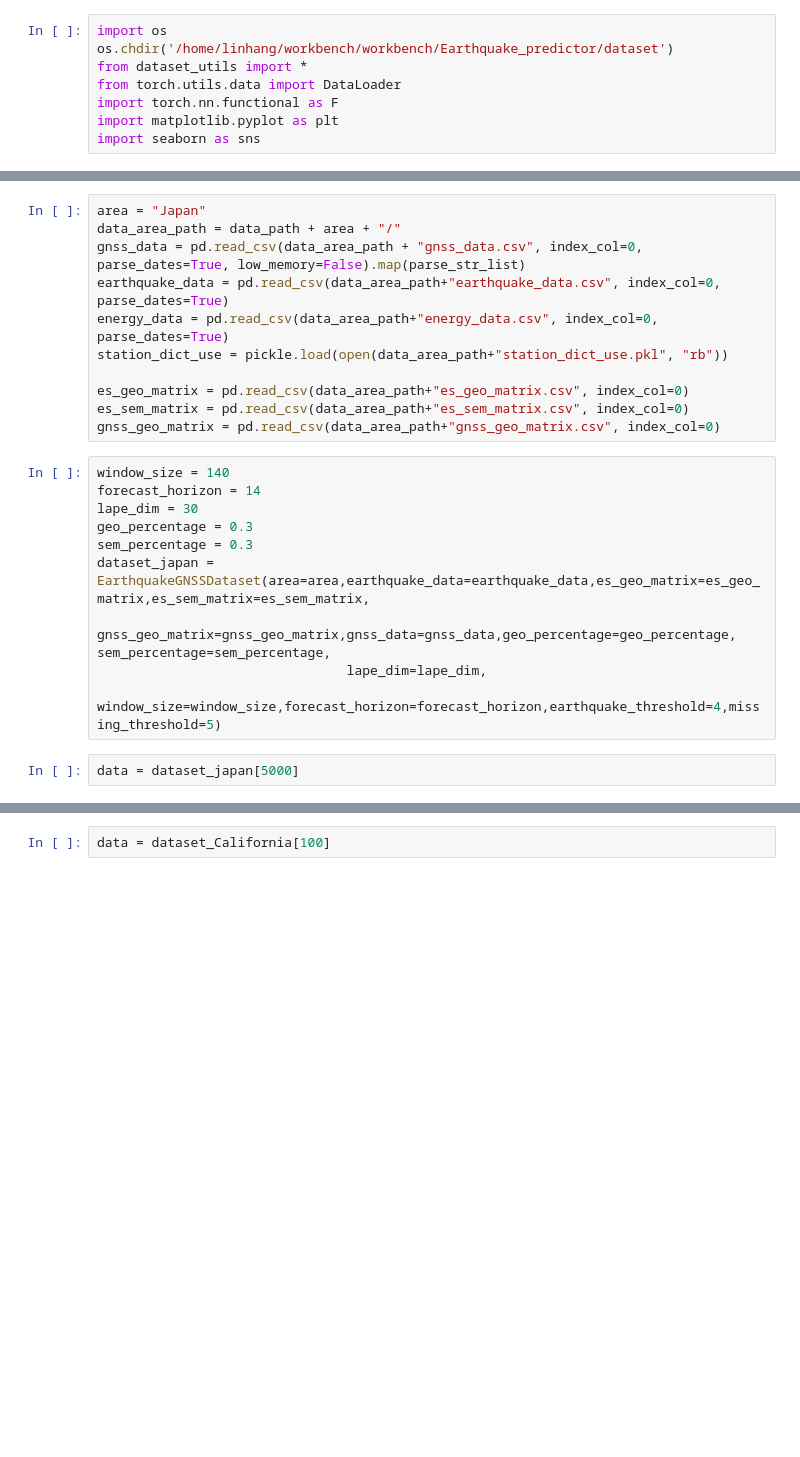
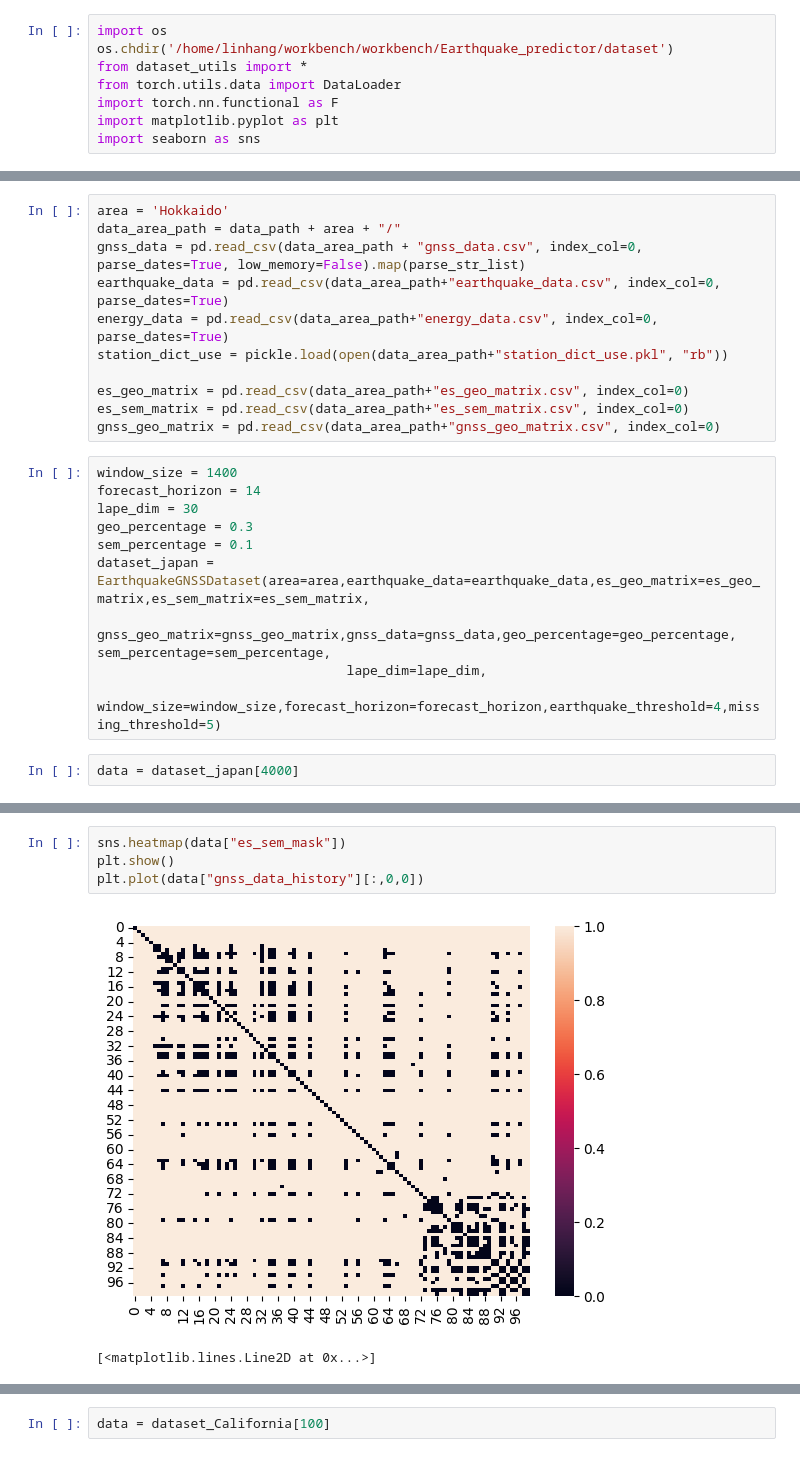
Before and after one commit to lhhhappy/Earthquake_predictor, a Jupyter notebook: dataset/dataset_test.ipynb, the cells around one changed output, grey strips where cells are left out. Cells and saved outputs as stored; diff of their text form; blank space fills up the shorter version.

```diff
--- a/dataset/dataset_test.ipynb
+++ b/dataset/dataset_test.ipynb
@@ -15,5 +21,5 @@ os.listdir(data_path)
 # %%
-area = "Japan"
+area = 'Hokkaido'
 data_area_path = data_path + area + "/"
 gnss_data = pd.read_csv(data_area_path + "gnss_data.csv", index_col=0, parse_dates=True, low_memory=False).map(parse_str_list)
 earthquake_data = pd.read_csv(data_area_path+"earthquake_data.csv", index_col=0, parse_dates=True)
@@ -24,14 +30,14 @@ es_geo_matrix = pd.read_csv(data_area_path+"es_geo_matrix.csv", index_col=0)
 es_sem_matrix = pd.read_csv(data_area_path+"es_sem_matrix.csv", index_col=0)
 gnss_geo_matrix = pd.read_csv(data_area_path+"gnss_geo_matrix.csv", index_col=0)
 # %%
-window_size = 140
+window_size = 1400
 forecast_horizon = 14
 lape_dim = 30
 geo_percentage = 0.3
-sem_percentage = 0.3
+sem_percentage = 0.1
 dataset_japan = EarthquakeGNSSDataset(area=area,earthquake_data=earthquake_data,es_geo_matrix=es_geo_matrix,es_sem_matrix=es_sem_matrix,
                                 gnss_geo_matrix=gnss_geo_matrix,gnss_data=gnss_data,geo_percentage=geo_percentage, sem_percentage=sem_percentage,
                                 lape_dim=lape_dim,
                                 window_size=window_size,forecast_horizon=forecast_horizon,earthquake_threshold=4,missing_threshold=5)
 # %%
-data = dataset_japan[5000]
+data = dataset_japan[4000]
@@ -49,0 +79,7 @@ dict_keys(['log_energy_history', 'gnss_data_history', 'log_energy_future', 'eart
+# %%
+sns.heatmap(data["es_sem_mask"])
+plt.show()
+plt.plot(data["gnss_data_history"][:,0,0])
+# %% [output]
+[figure, added]
+[<matplotlib.lines.Line2D at 0x...>]
```
Also changed, not shown: parts of 30 cells of this notebook, 5 other files.
